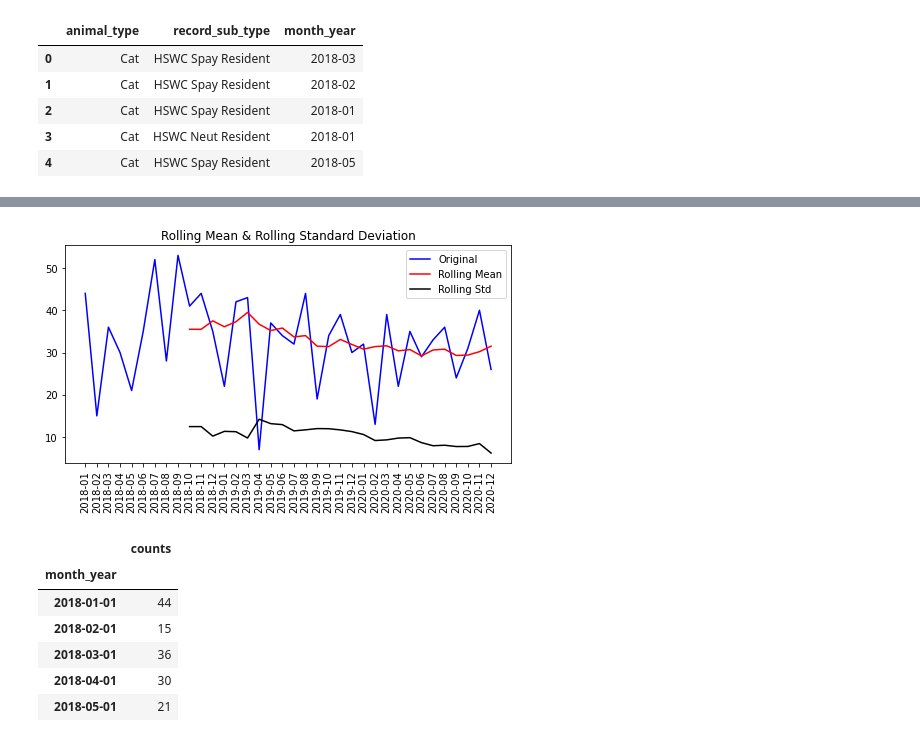
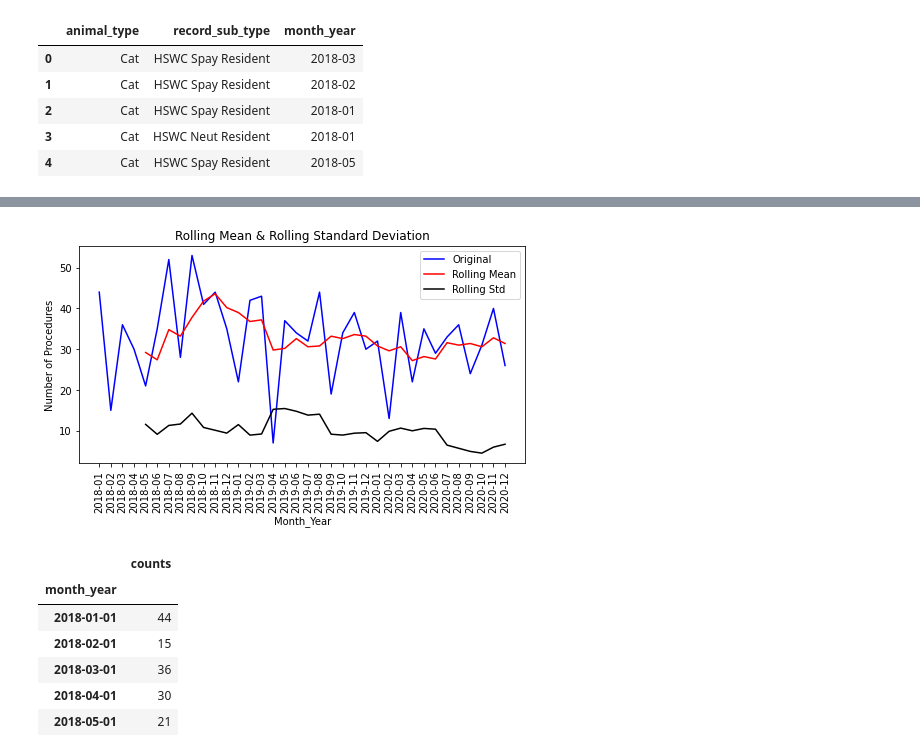
Before and after one commit to JSischo/Waupaca_repo, a Jupyter notebook: ARIMA_model.ipynb, the cells around one changed output, grey strips where cells are left out. Drawn from its saved outputs; the diff is of its cells as text; code cells hidden in the pictures.

```diff
--- a/ARIMA_model.ipynb
+++ b/ARIMA_model.ipynb
@@ -170,19 +244,22 @@ plt.plot(counts)
 # %%
 # Deterine if time series is stationary.
 
-rolling_mean = counts.rolling(window = 10).mean()
-rolling_std = counts.rolling(window = 10).std()
+rolling_mean = counts.rolling(window = 5).mean()
+rolling_std = counts.rolling(window = 5).std()
 plt.figure(figsize=(8, 4))
 plt.xticks(rotation=90)
 
 plt.plot(counts, color = 'blue', label = 'Original')
 plt.plot(rolling_mean, color = 'red', label = 'Rolling Mean')
 plt.plot(rolling_std, color = 'black', label = 'Rolling Std')
 plt.legend(loc = 'best')
 plt.title('Rolling Mean & Rolling Standard Deviation')
+plt.xlabel('Month_Year')
+plt.ylabel('Number of Procedures')
+plt.savefig("Resources/Stationary_Graph.png", dpi=200, bbox_inches='tight')
 plt.show()
 # %% [output]
-[figure, old version]
+[figure, new version]
 # %%
 counts_df = pd.DataFrame(counts)
 counts_df.columns = ['counts']
```
Also changed, not shown: parts of 10 cells of this notebook, 6 other files.
